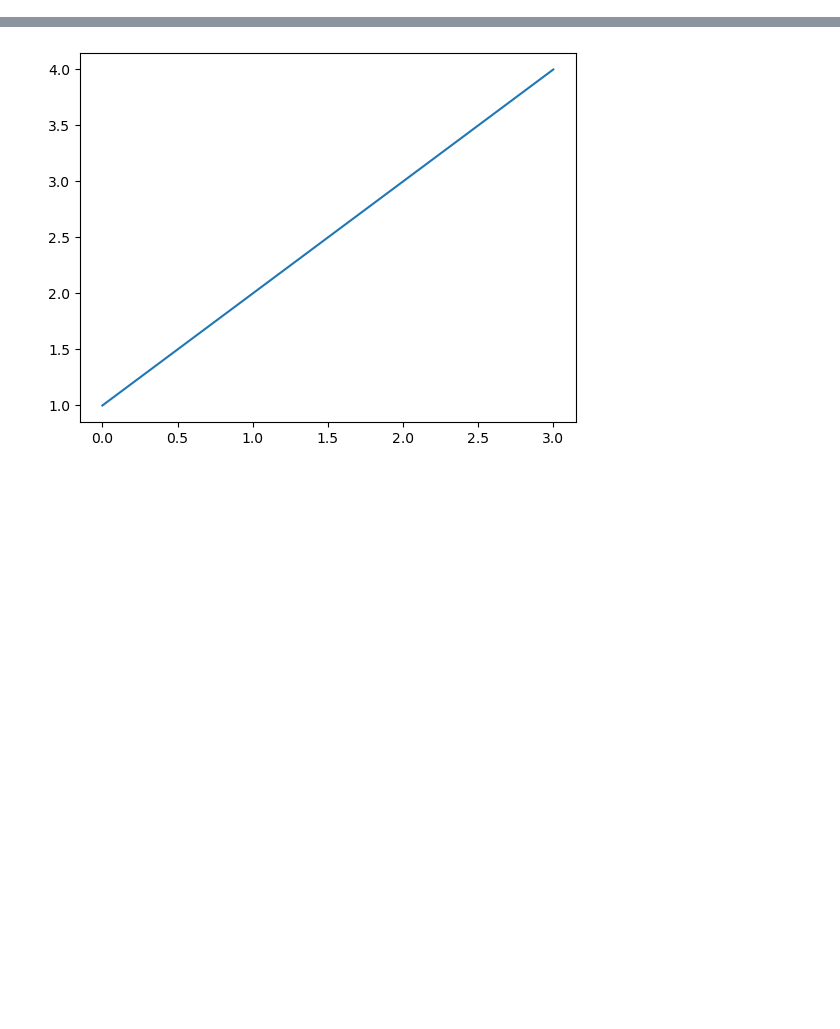
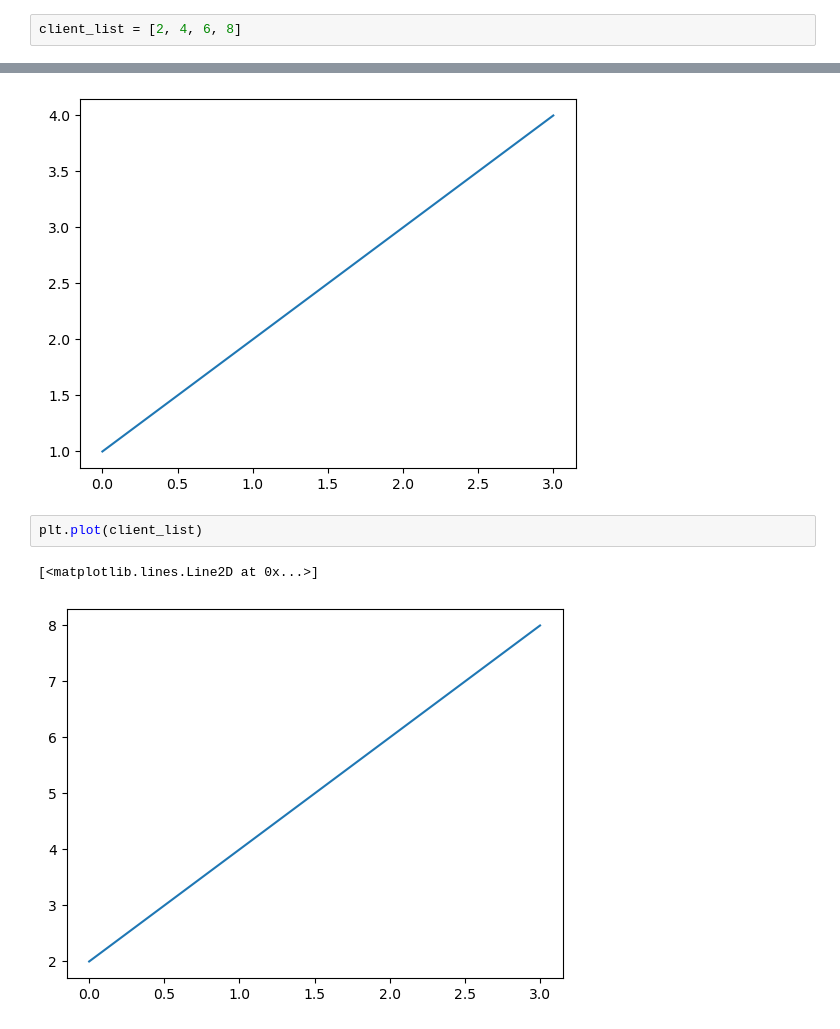
Before and after one commit to TomaszK94/Python_for_Data_Analytics, a Jupyter notebook: test1.ipynb, the cells around one changed output, grey strips where cells are left out. Saved outputs shown, nothing was run; the diff lists cells and outputs as text; blank space fills up the shorter version.

```diff
--- a/test1.ipynb
+++ b/test1.ipynb
@@ -4,6 +4,8 @@ print("Hello World")
 Hello World
 # %%
 # Heading
+# %%
+client_list = [2, 4, 6, 8]
 # %%
 x = 1
 # %%
@@ -16,3 +17,8 @@ plt.plot([1,2,3,4])
 # %% [output]
 [<matplotlib.lines.Line2D at 0x...>]
 [figure]
+# %%
+plt.plot(client_list)
+# %% [output]
+[<matplotlib.lines.Line2D at 0x...>]
+[figure, added]
```
Also changed, not shown: parts of 2 cells of this notebook.
